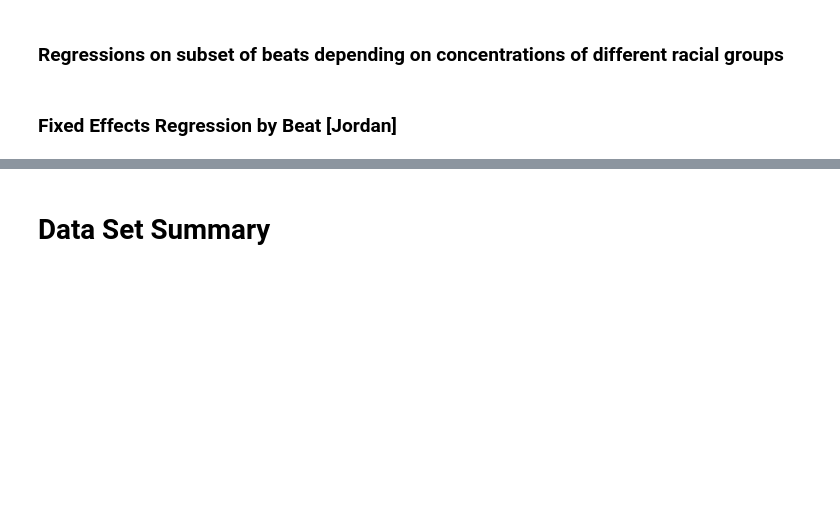
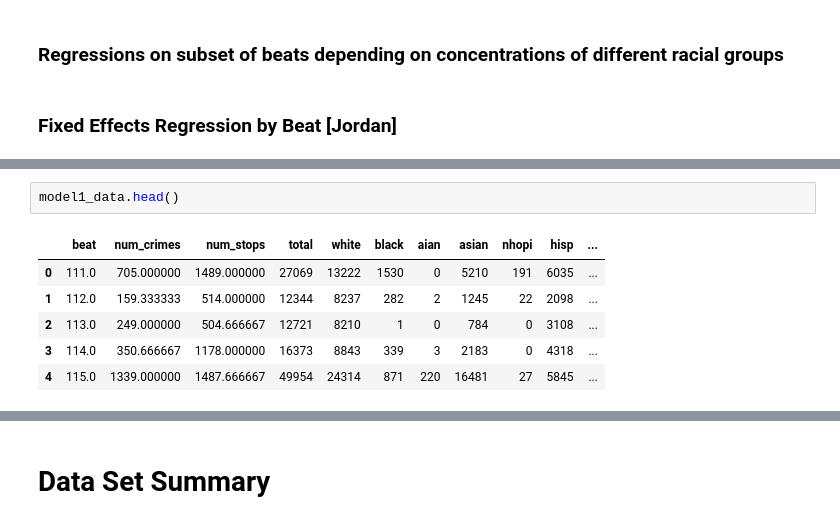
Before and after one commit to aldabbagh/DPI617, a Jupyter notebook: starter.ipynb, the cells around one changed output, grey strips where cells are left out. Saved outputs shown, nothing was run; the diff lists cells and outputs as text; blank space fills up the shorter version.

```diff
--- a/starter.ipynb
+++ b/starter.ipynb
@@ -1200,0 +1228,9 @@ Text(0, 0.5, 'Seasonal Component')
+# %%
+model1_data.head()
+# %% [output]
+|  | beat | num_crimes | num_stops | total | white | black | aian | asian | nhopi | hisp | ... |
+| 0 | 111.0 | 705.000000 | 1489.000000 | 27069 | 13222 | 1530 | 0 | 5210 | 191 | 6035 | ... |
+| 1 | 112.0 | 159.333333 | 514.000000 | 12344 | 8237 | 282 | 2 | 1245 | 22 | 2098 | ... |
+| 2 | 113.0 | 249.000000 | 504.666667 | 12721 | 8210 | 1 | 0 | 784 | 0 | 3108 | ... |
+| 3 | 114.0 | 350.666667 | 1178.000000 | 16373 | 8843 | 339 | 3 | 2183 | 0 | 4318 | ... |
+| 4 | 115.0 | 1339.000000 | 1487.666667 | 49954 | 24314 | 871 | 220 | 16481 | 27 | 5845 | ... |
```
Also changed, not shown: parts of 25 cells of this notebook, 2 other files.
